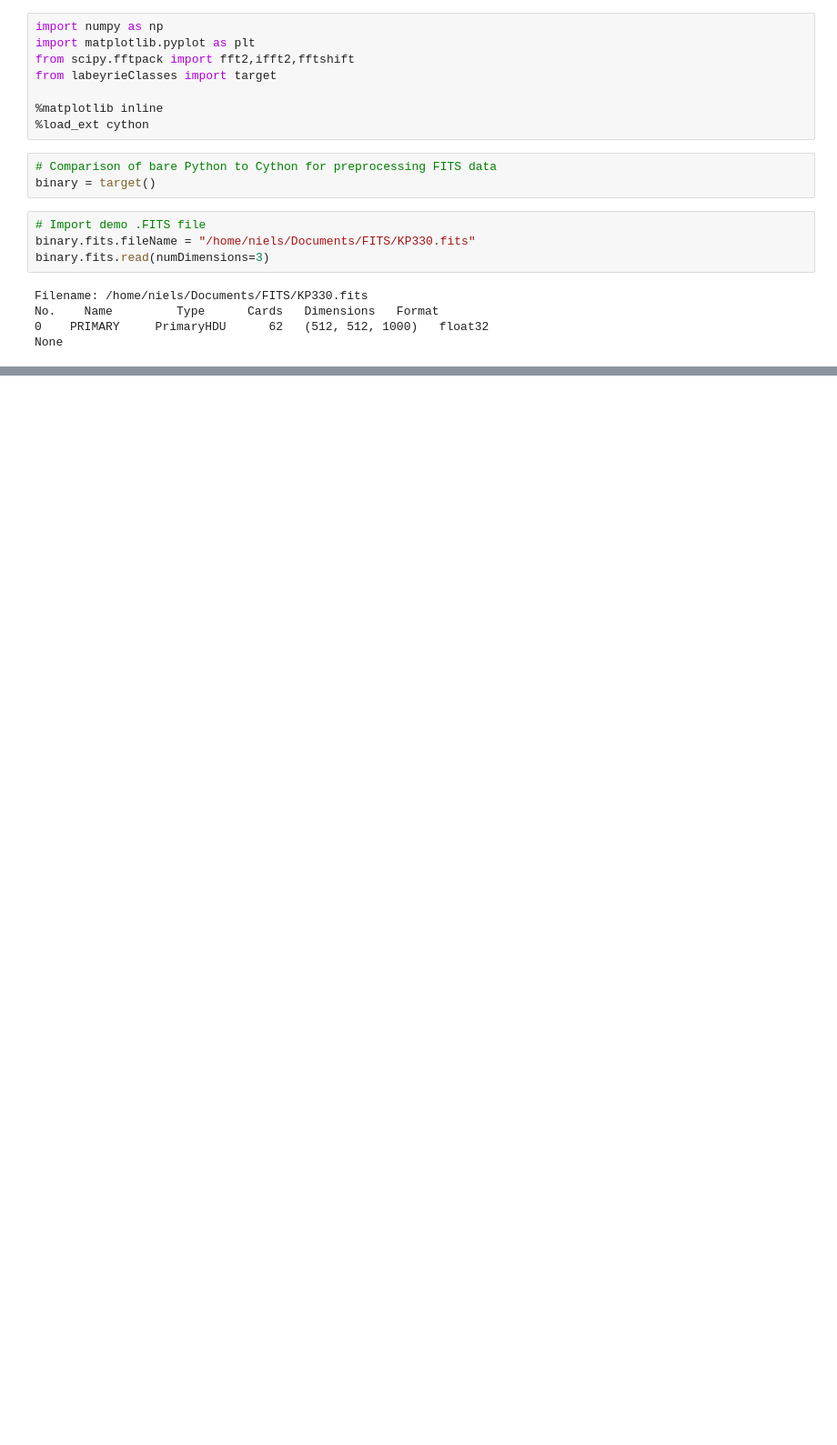
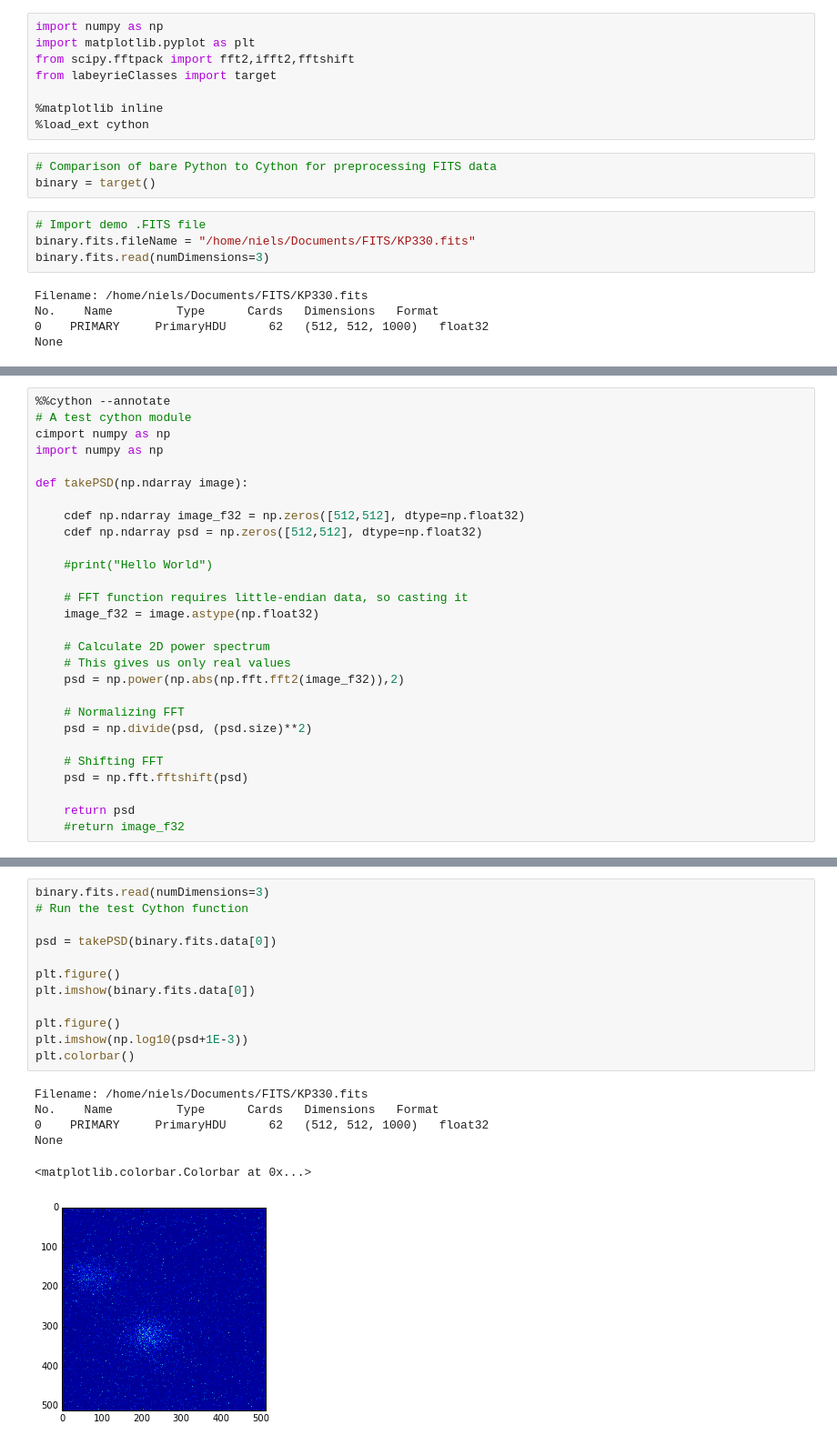
Before and after one commit to nsmidth/CPSLO-Speckle-Reduction, a Jupyter notebook: dev/16-4-14 Cython Test.ipynb, the cells around one changed output, grey strips where cells are left out. Shown at 91% size. Cells and saved outputs as stored; diff of their text form; blank space fills up the shorter version.

```diff
--- a/dev/16-4-14 Cython Test.ipynb
+++ b/dev/16-4-14 Cython Test.ipynb
@@ -183,0 +190,28 @@ def preprocess(np.ndarray fits):
+# %%
+%%cython --annotate
+# A test cython module
+cimport numpy as np
+import numpy as np
+
+def takePSD(np.ndarray image):
+
+    cdef np.ndarray image_f32 = np.zeros([512,512], dtype=np.float32)
+    cdef np.ndarray psd = np.zeros([512,512], dtype=np.float32)
+
+    #print("Hello World")
+
+    # FFT function requires little-endian data, so casting it
+    image_f32 = image.astype(np.float32)
+
+    # Calculate 2D power spectrum
+    # This gives us only real values
+    psd = np.power(np.abs(np.fft.fft2(image_f32)),2)
+
+    # Normalizing FFT
+    psd = np.divide(psd, (psd.size)**2)
+
+    # Shifting FFT
+    psd = np.fft.fftshift(psd)
+
+    return psd
+    #return image_f32
@@ -183,0 +220,19 @@ def preprocess(np.ndarray fits):
+# %%
+binary.fits.read(numDimensions=3)
+# Run the test Cython function
+
+psd = takePSD(binary.fits.data[0])
+
+plt.figure()
+plt.imshow(binary.fits.data[0])
+
+plt.figure()
+plt.imshow(np.log10(psd+1E-3))
+plt.colorbar()
+# %% [output]
+Filename: /home/niels/Documents/FITS/KP330.fits
+No.    Name         Type      Cards   Dimensions   Format
+0    PRIMARY     PrimaryHDU      62   (512, 512, 1000)   float32
+None
+<matplotlib.colorbar.Colorbar at 0x...>
+[figure, added]
```
Also changed, not shown: parts of 9 cells of this notebook.
